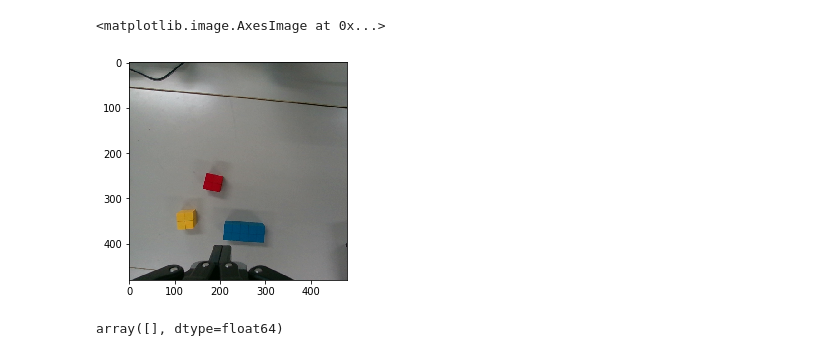
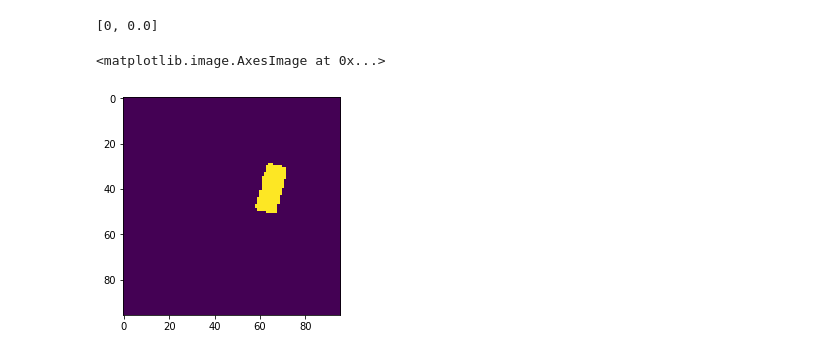
Before and after one commit to hogunkee/ur5_manipulation, a Jupyter notebook: realrobot/test_sdfgcn.ipynb, the cells around one changed output. Drawn from its saved outputs; the diff is of its cells as text; code cells hidden in the pictures.

```diff
--- a/realrobot/test_sdfgcn.ipynb
+++ b/realrobot/test_sdfgcn.ipynb
@@ -44,6 +55,6 @@ plt.show()
 # 3. Init Scene #
 (state_img, goal_img) = env.reset()
 
-sdf_st, sdf_raw, feature_st = sdf_module.get_sdf_features_with_ucn(state_img[0]/255., None, env.num_blocks, clip=clip_sdf)
-sdf_g_b, _, feature_g = sdf_module.get_sdf_features_with_ucn(goal_img[0]/255., None, env.num_blocks, clip=clip_sdf)
+sdf_st, sdf_raw, feature_st = sdf_module.get_sdf_features_with_ucn(state_img[0], state_img[1], env.num_blocks, clip=clip_sdf)
+sdf_g_b, _, feature_g = sdf_module.get_sdf_features_with_ucn(goal_img[0], goal_img[1], env.num_blocks, clip=clip_sdf)
 sdf_g = sdf_module.make_round_sdf(sdf_g_b) if round_sdf else sdf_g_b
@@ -55,9 +107,13 @@ plt.imshow(sdf_module.detect_objects(state_img[0]/255., None, 'HWC'))
+# %%
+# 5. Get Action #
+action, q_map = get_rulebased_action(env, max_blocks, None, state_img[1], sdf_raw, \
+                    [sdf_st_align, sdf_g], epsilon=0.1, with_q=True, \
+                    target_res=sdf_res)
+print(action)
+# %% [output]
+[0, 0.0]
 # %%
-plt.imshow(goal_img[0])
+plt.imshow(sdf_st_align[2]>0)
 # %% [output]
 <matplotlib.image.AxesImage at 0x...>
-[figure, old version]
+[figure, new version]
-# %%
-sdf_g
-# %% [output]
-array([], dtype=float64)
```
Also changed, not shown: parts of 15 cells of this notebook, 9 other files.
